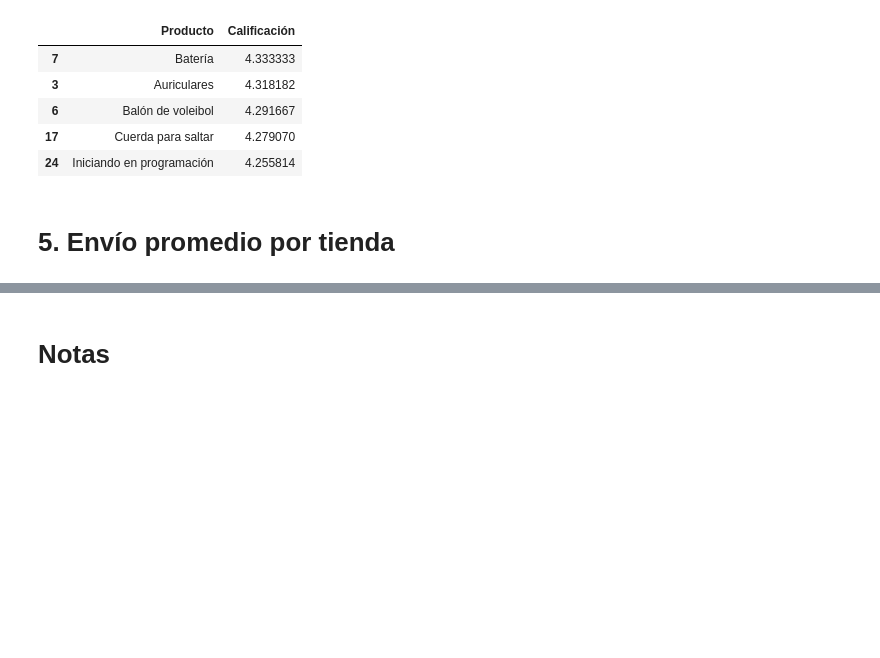
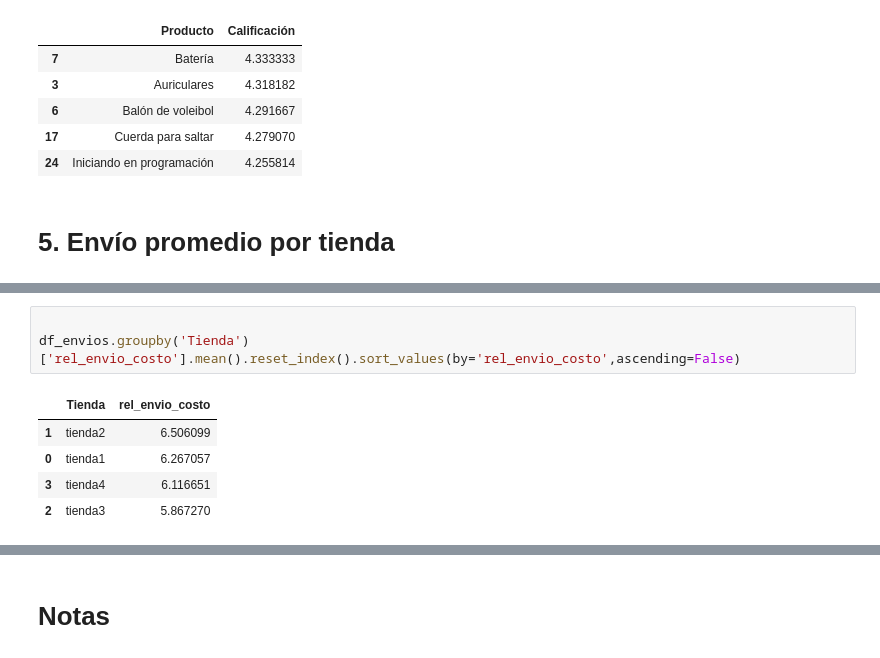
Before and after one commit to JCSR2022/challenge1-data-science-Alura, a Jupyter notebook: AluraStoreLatam.ipynb, the cells around one changed output, grey strips where cells are left out. Cells and saved outputs as stored; diff of their text form; blank space fills up the shorter version.

```diff
--- a/AluraStoreLatam.ipynb
+++ b/AluraStoreLatam.ipynb
@@ -1137,0 +1162,9 @@ df_cal_producto.head()
+# %%
+
+df_envios.groupby('Tienda')['rel_envio_costo'].mean().reset_index().sort_values(by='rel_envio_costo',ascending=False)
+# %% [output]
+|  | Tienda | rel_envio_costo |
+| 1 | tienda2 | 6.506099 |
+| 0 | tienda1 | 6.267057 |
+| 3 | tienda4 | 6.116651 |
+| 2 | tienda3 | 5.867270 |
```
Also changed, not shown: parts of 6 cells of this notebook.
